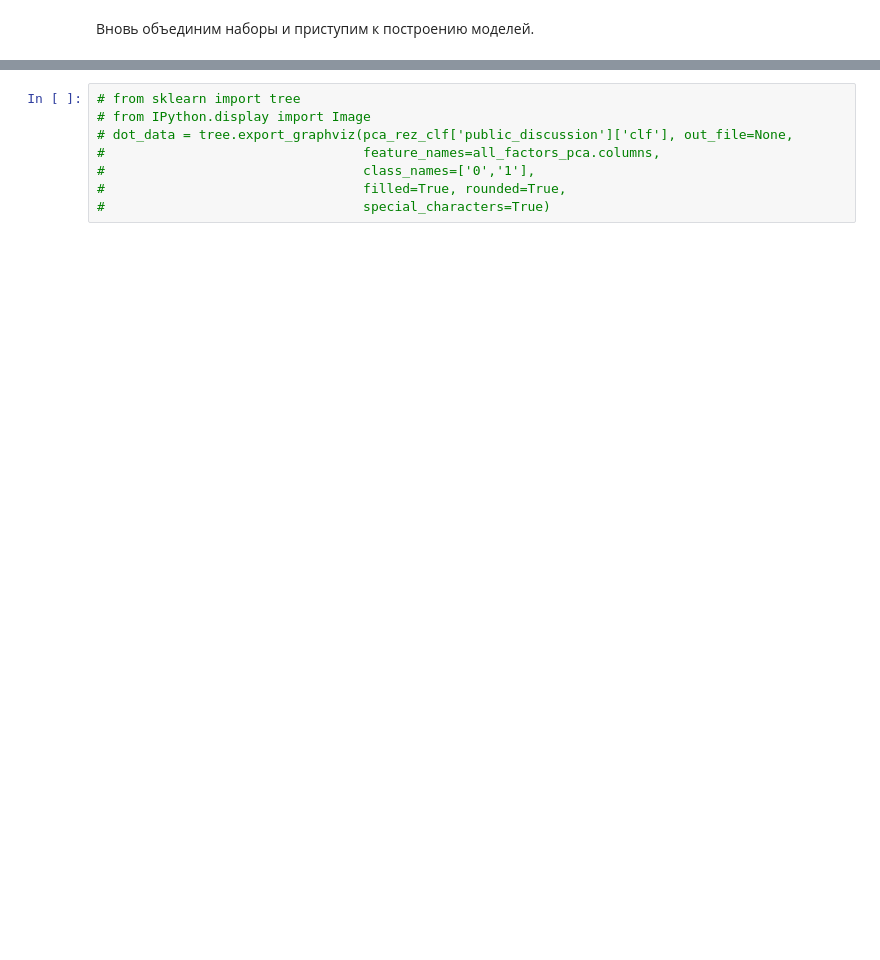
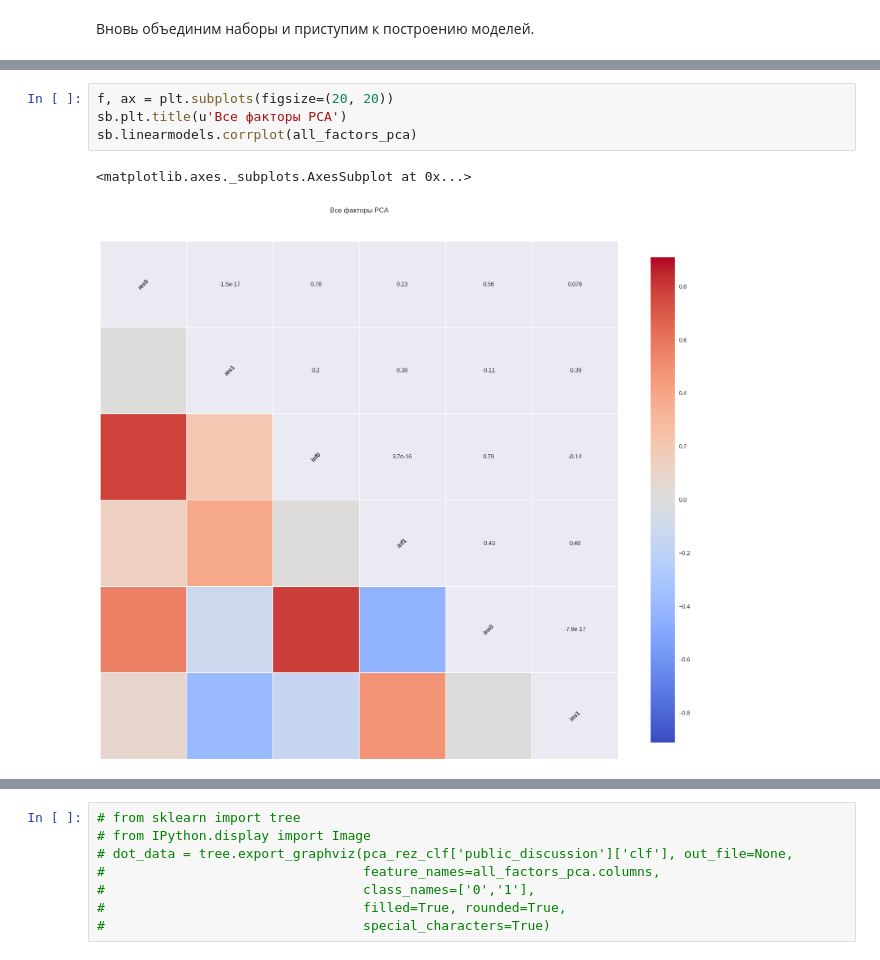
Before and after one commit to Bu3a3a/magister, a Jupyter notebook: predict.ipynb, the cells around one changed output, grey strips where cells are left out. Saved outputs shown, nothing was run; the diff lists cells and outputs as text; blank space fills up the shorter version.

```diff
--- a/predict.ipynb
+++ b/predict.ipynb
@@ -726,3 +753,10 @@ all_factors_pca
+# %%
+f, ax = plt.subplots(figsize=(20, 20))
+sb.plt.title(u'Все факторы PCA')
+sb.linearmodels.corrplot(all_factors_pca)
+# %% [output]
+<matplotlib.axes._subplots.AxesSubplot at 0x...>
+[figure, added]
 # %%
 clfs = CLASSIFIERS
 c_values, n_trees = np.logspace(-4, 1, 6), np.arange(5, 50, 6)
```
Also changed, not shown: parts of 11 cells of this notebook.
